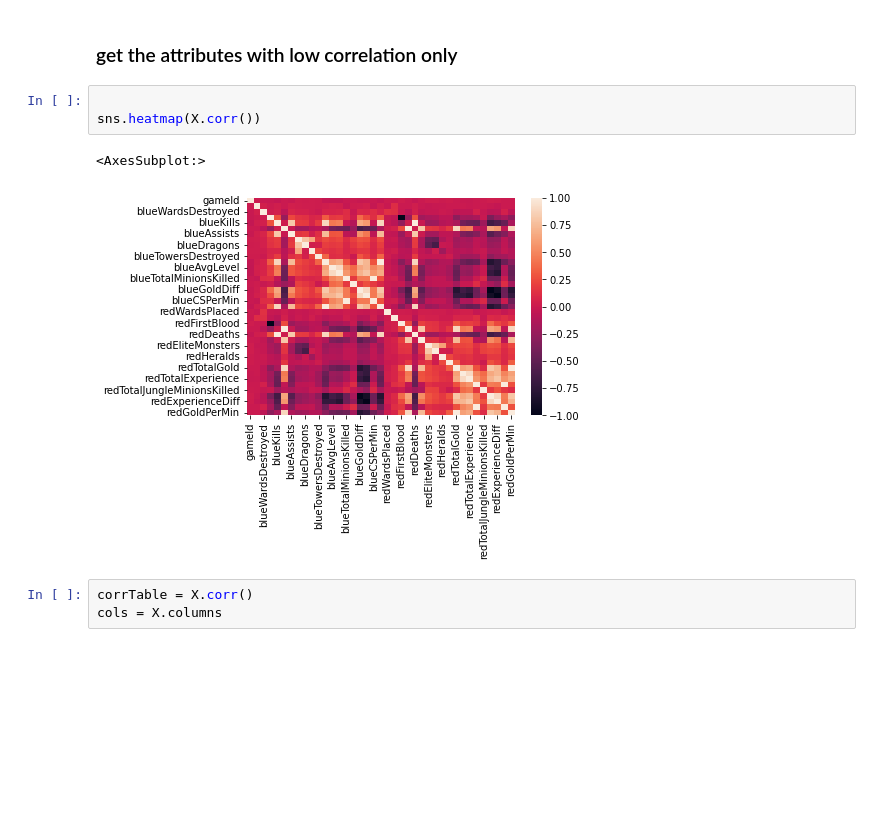
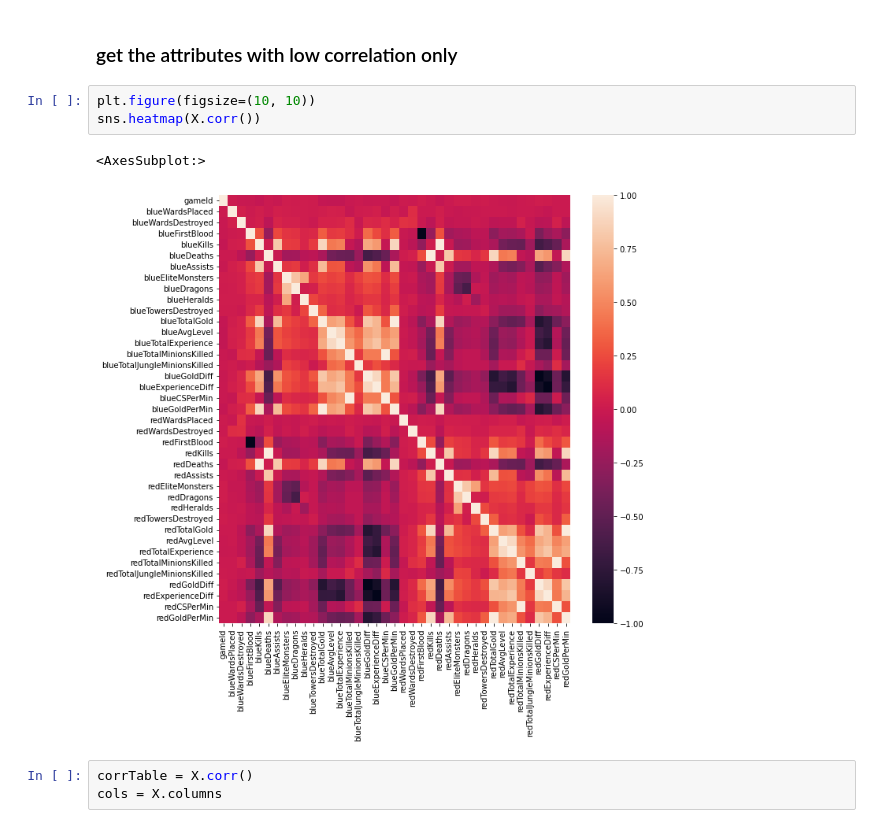
Before and after one commit to mabobakr/LOL-winning-prediction, a Jupyter notebook: lol-classifiers.ipynb, the cells around one changed output. Saved outputs shown, nothing was run; the diff lists cells and outputs as text; blank space fills up the shorter version.

```diff
--- a/lol-classifiers.ipynb
+++ b/lol-classifiers.ipynb
@@ -39,11 +48,11 @@ X,y = separate_feature_label(data, "blueWins")
 # %% [markdown]
 ### get the attributes with low correlation only
 # %%
-
+plt.figure(figsize=(10, 10))
 sns.heatmap(X.corr())
 # %% [output]
 <AxesSubplot:>
-[figure, old version]
+[figure, new version]
 # %%
 corrTable = X.corr()
 cols = X.columns
```
Also changed, not shown: parts of 19 cells of this notebook, 3 other files.
